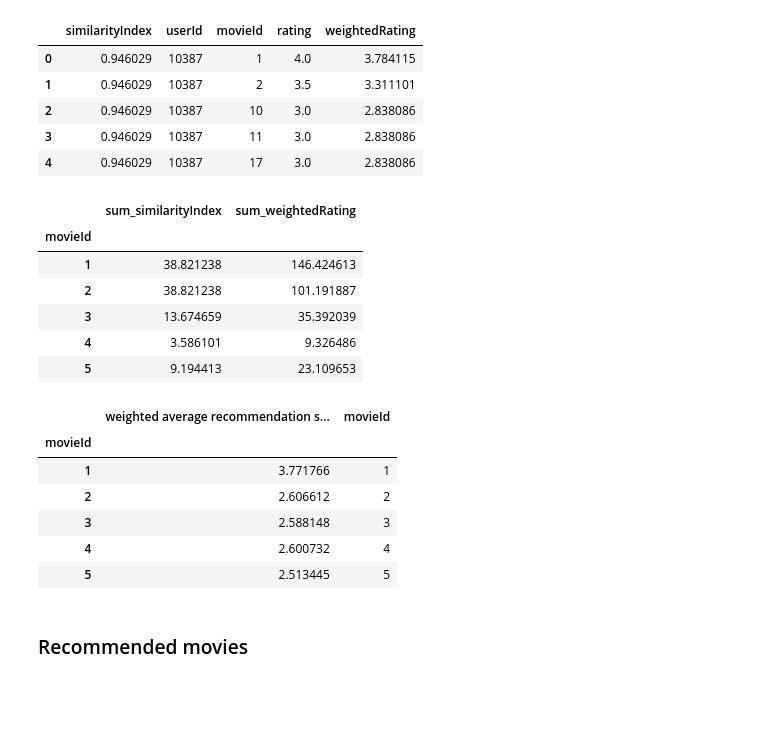
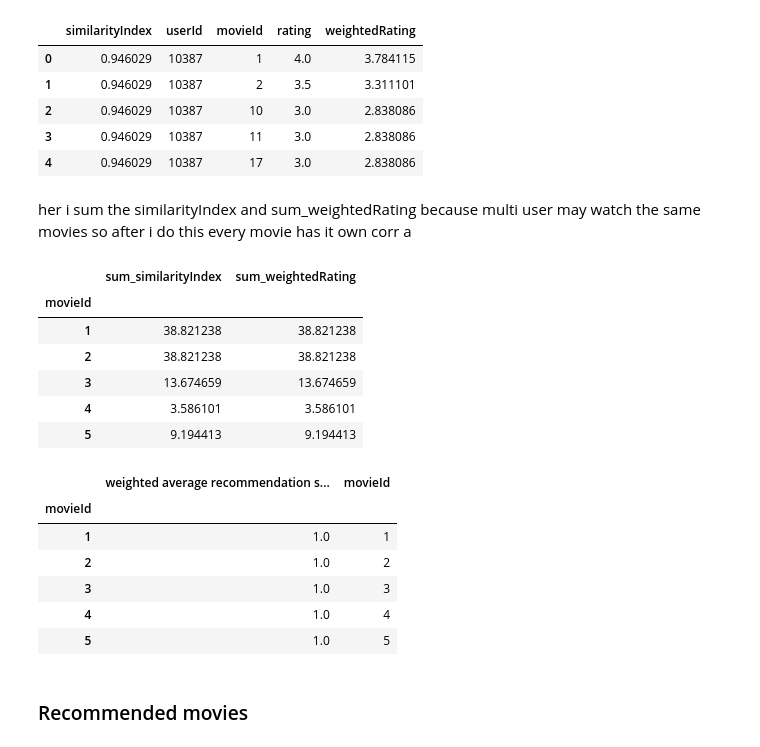
Before and after one commit to saied-ahemd/Ai-project, a Jupyter notebook: Movie Recommender System from Scratch.ipynb, the cells around one changed output. Cells and saved outputs as stored; diff of their text form; code cells hidden in the pictures; blank space fills up the shorter version.

```diff
--- a/Movie Recommender System from Scratch.ipynb
+++ b/Movie Recommender System from Scratch.ipynb
@@ -427,19 +425,23 @@ topUsersRating.head()
 | 2 | 0.946029 | 10387 | 10 | 3.0 | 2.838086 |
 | 3 | 0.946029 | 10387 | 11 | 3.0 | 2.838086 |
 | 4 | 0.946029 | 10387 | 17 | 3.0 | 2.838086 |
+# %% [markdown]
+her i sum the similarityIndex and sum_weightedRating because  multi user may watch the same movies
+so after i do this every movie has it own corr a
 # %%
 #Applies a sum to the topUsers after grouping it up by userId
-tempTopUsersRating = topUsersRating.groupby('movieId').sum()[['similarityIndex','weightedRating']]
+
+tempTopUsersRating = topUsersRating.groupby('movieId').sum()[['similarityIndex','similarityIndex']]
 tempTopUsersRating.columns = ['sum_similarityIndex','sum_weightedRating']
 tempTopUsersRating.head()
 # %% [output]
 |  | sum_similarityIndex | sum_weightedRating |
 | movieId |  |  |
-| 1 | 38.821238 | 146.424613 |
-| 2 | 38.821238 | 101.191887 |
-| 3 | 13.674659 | 35.392039 |
-| 4 | 3.586101 | 9.326486 |
-| 5 | 9.194413 | 23.109653 |
+| 1 | 38.821238 | 38.821238 |
+| 2 | 38.821238 | 38.821238 |
+| 3 | 13.674659 | 13.674659 |
+| 4 | 3.586101 | 3.586101 |
+| 5 | 9.194413 | 9.194413 |
 # %%
 #Creates an empty dataframe
 recommendation_df = pd.DataFrame()
@@ -450,11 +452,11 @@ recommendation_df.head()
 # %% [output]
 |  | weighted average recommendation s... | movieId |
 | movieId |  |  |
-| 1 | 3.771766 | 1 |
-| 2 | 2.606612 | 2 |
-| 3 | 2.588148 | 3 |
-| 4 | 2.600732 | 4 |
-| 5 | 2.513445 | 5 |
+| 1 | 1.0 | 1 |
+| 2 | 1.0 | 2 |
+| 3 | 1.0 | 3 |
+| 4 | 1.0 | 4 |
+| 5 | 1.0 | 5 |
 # %% [markdown]
 ### Recommended movies
 # %% [markdown]
```
Also changed, not shown: parts of 23 cells of this notebook.
